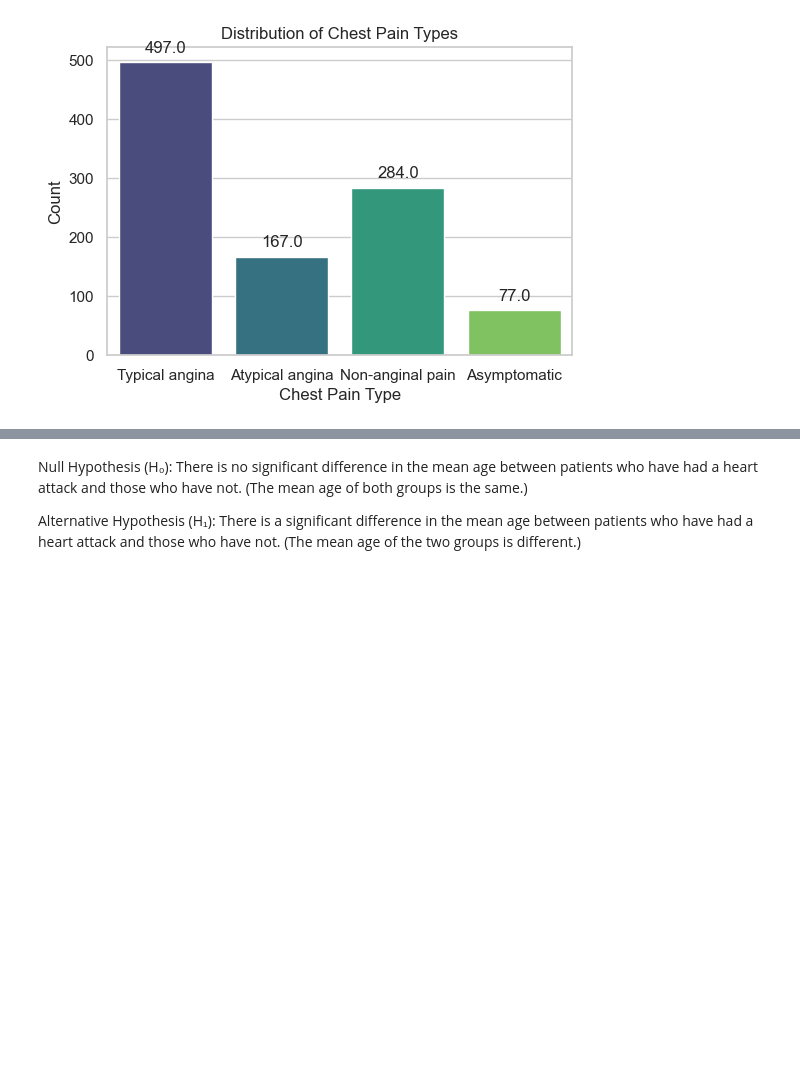
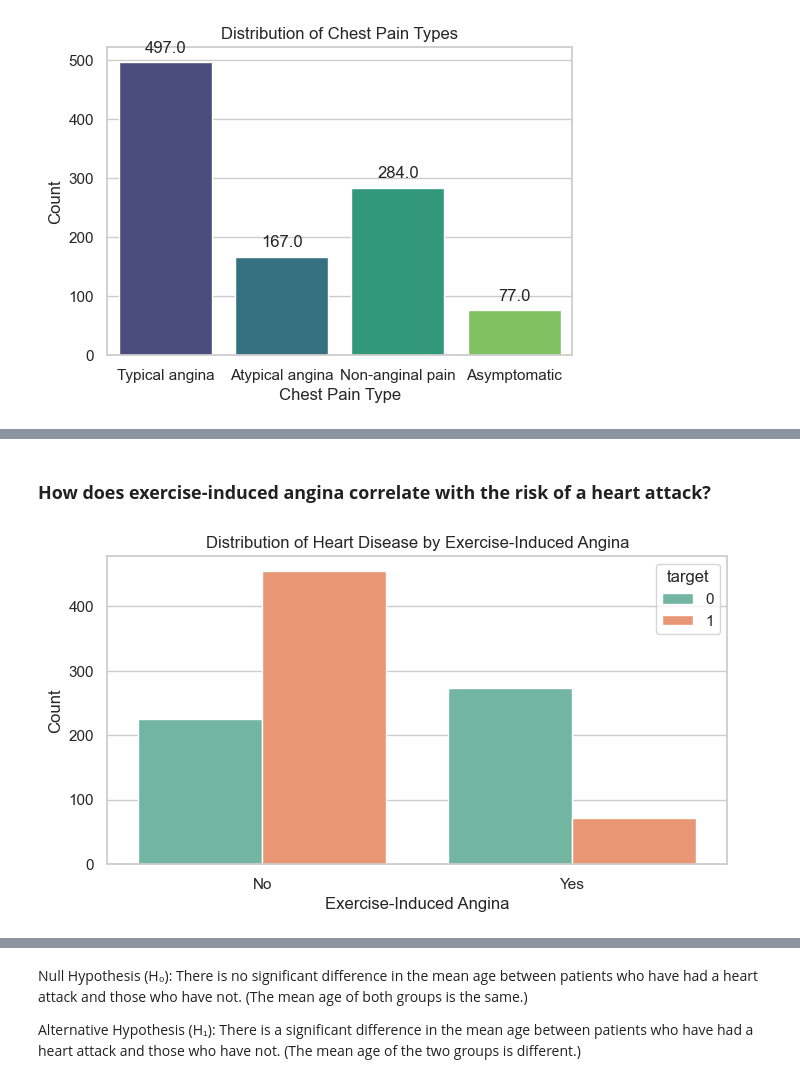
Before and after one commit to rashmic20/Phase2_Project, a Jupyter notebook: Project.ipynb, the cells around one changed output, grey strips where cells are left out. Cells and saved outputs as stored; diff of their text form; code cells hidden in the pictures; blank space fills up the shorter version.

```diff
--- a/Project.ipynb
+++ b/Project.ipynb
@@ -256,0 +325,14 @@ plt.show()
+# %% [markdown]
+### **How does exercise-induced angina correlate with the risk of a heart attack?**
+# %%
+import seaborn as sns
+import matplotlib.pyplot as plt
+
+plt.figure(figsize=(8, 4))
+sns.countplot(data=df, x='exercise_induced_angina', hue='target', palette='Set2')
+plt.title('Distribution of Heart Disease by Exercise-Induced Angina')
+plt.xlabel('Exercise-Induced Angina')
+plt.ylabel('Count')
+plt.show()
+# %% [output]
+[figure, added]
```
Also changed, not shown: parts of 34 cells of this notebook.
